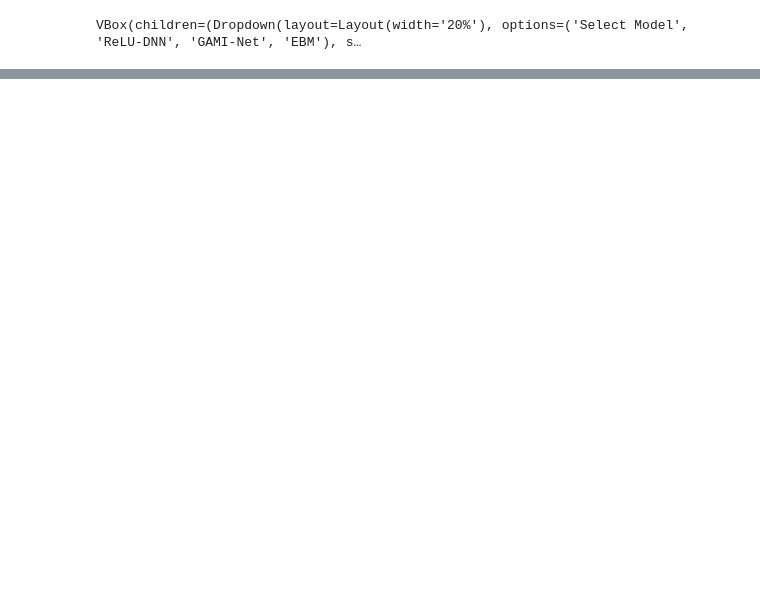
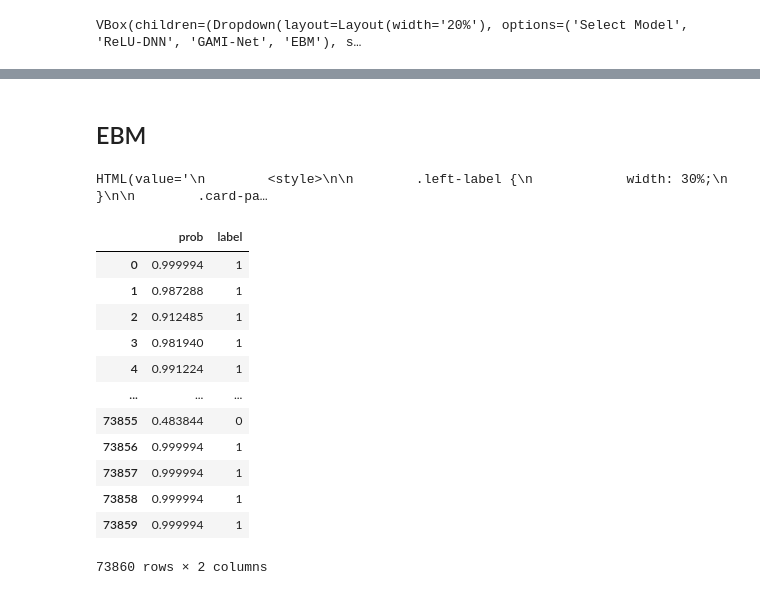
Before and after one commit to miki727/ABCNY_Project, a Jupyter notebook: Machine learning/Shuning Ma/ml_model_binary_noscore_piml.ipynb, the cells around one changed output, grey strips where cells are left out. Saved outputs shown, nothing was run; the diff lists cells and outputs as text; code cells hidden in the pictures; blank space fills up the shorter version.

```diff
--- a/Machine learning/Shuning Ma/ml_model_binary_noscore_piml.ipynb
+++ b/Machine learning/Shuning Ma/ml_model_binary_noscore_piml.ipynb
@@ -305,0 +434,23 @@ VBox(children=(Dropdown(layout=Layout(width='20%'), options=('Select Model', 'Re
+# %% [markdown]
+## EBM
+# %%
+y_pred_EBM = pd.DataFrame(exp.experiment.registered_pipeline['EBM'].predict_proba(df_test.iloc[:, 1:-1].values))
+y_pred_EBM = pd.DataFrame(y_pred_EBM[1])
+y_pred_EBM.columns= ['prob']
+y_pred_EBM['label'] = np.where(y_pred_EBM['prob'] >= 0.9, 1, 0)
+y_pred_EBM
+# %% [output]
+HTML(value='\n        <style>\n\n        .left-label {\n            width: 30%;\n        }\n\n        .card-pa…
+|  | prob | label |
+| 0 | 0.999994 | 1 |
+| 1 | 0.987288 | 1 |
+| 2 | 0.912485 | 1 |
+| 3 | 0.981940 | 1 |
+| 4 | 0.991224 | 1 |
+| ... | ... | ... |
+| 73855 | 0.483844 | 0 |
+| 73856 | 0.999994 | 1 |
+| 73857 | 0.999994 | 1 |
+| 73858 | 0.999994 | 1 |
+| 73859 | 0.999994 | 1 |
+73860 rows × 2 columns
```
Also changed, not shown: parts of 18 cells of this notebook.
